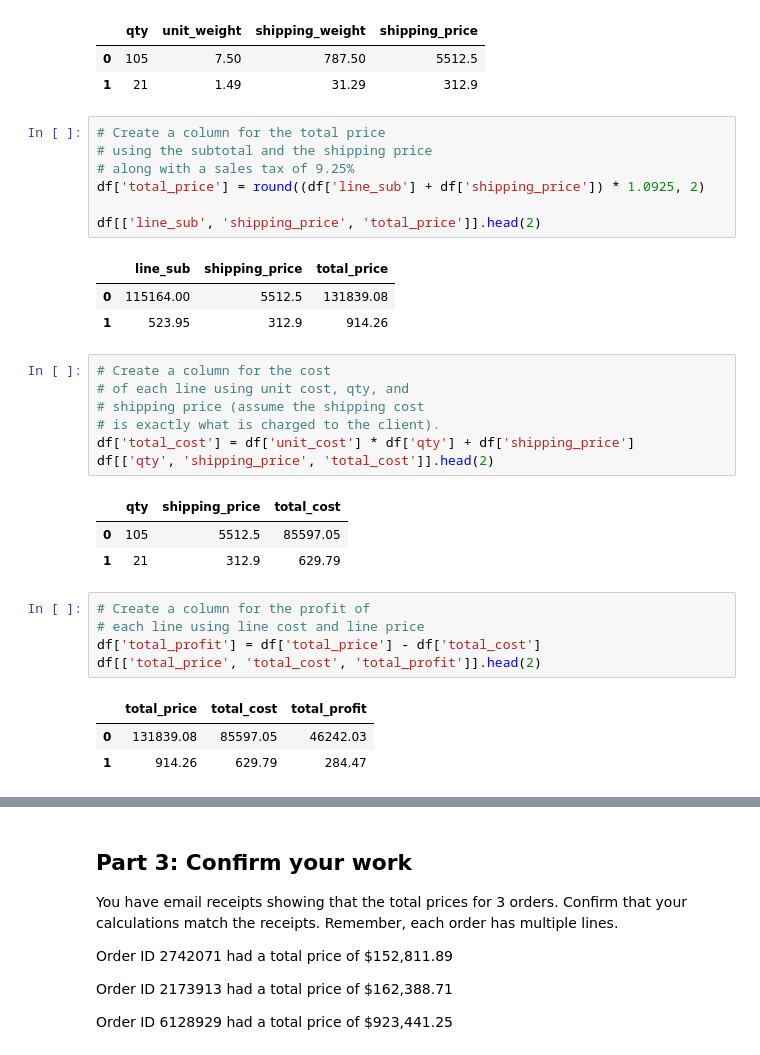
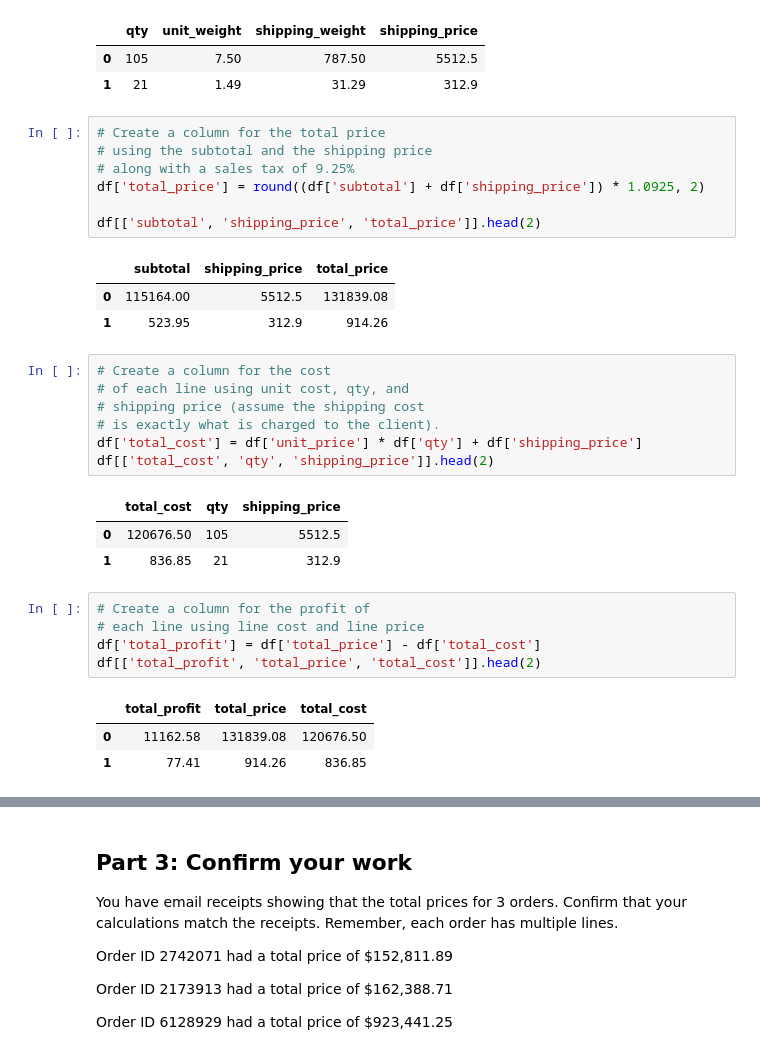
Before and after one commit to josephinerobideau/pandas-challange-1, a Jupyter notebook: module_4_challenge.ipynb, the cells around one changed output, grey strips where cells are left out. Saved outputs shown, nothing was run; the diff lists cells and outputs as text.

```diff
--- a/module_4_challenge.ipynb
+++ b/module_4_challenge.ipynb
@@ -167,30 +159,30 @@ df[['qty', 'unit_weight', 'shipping_weight', 'shipping_price']].head(2)
 # Create a column for the total price
 # using the subtotal and the shipping price
 # along with a sales tax of 9.25%
-df['total_price'] = round((df['line_sub'] + df['shipping_price']) * 1.0925, 2)
+df['total_price'] = round((df['subtotal'] + df['shipping_price']) * 1.0925, 2)
 
-df[['line_sub', 'shipping_price', 'total_price']].head(2)
+df[['subtotal', 'shipping_price', 'total_price']].head(2)
 # %% [output]
-|  | line_sub | shipping_price | total_price |
+|  | subtotal | shipping_price | total_price |
 | 0 | 115164.00 | 5512.5 | 131839.08 |
 | 1 | 523.95 | 312.9 | 914.26 |
 # %%
 # Create a column for the cost
 # of each line using unit cost, qty, and
 # shipping price (assume the shipping cost
 # is exactly what is charged to the client).
-df['total_cost'] = df['unit_cost'] * df['qty'] + df['shipping_price']
-df[['qty', 'shipping_price', 'total_cost']].head(2)
+df['total_cost'] = df['unit_price'] * df['qty'] + df['shipping_price']
+df[['total_cost', 'qty', 'shipping_price']].head(2)
 # %% [output]
-|  | qty | shipping_price | total_cost |
-| 0 | 105 | 5512.5 | 85597.05 |
-| 1 | 21 | 312.9 | 629.79 |
+|  | total_cost | qty | shipping_price |
+| 0 | 120676.50 | 105 | 5512.5 |
+| 1 | 836.85 | 21 | 312.9 |
 # %%
 # Create a column for the profit of
 # each line using line cost and line price
 df['total_profit'] = df['total_price'] - df['total_cost']
-df[['total_price', 'total_cost', 'total_profit']].head(2)
+df[['total_profit', 'total_price', 'total_cost']].head(2)
 # %% [output]
-|  | total_price | total_cost | total_profit |
-| 0 | 131839.08 | 85597.05 | 46242.03 |
-| 1 | 914.26 | 629.79 | 284.47 |
+|  | total_profit | total_price | total_cost |
+| 0 | 11162.58 | 131839.08 | 120676.50 |
+| 1 | 77.41 | 914.26 | 836.85 |
```
Also changed, not shown: parts of 16 cells of this notebook.
